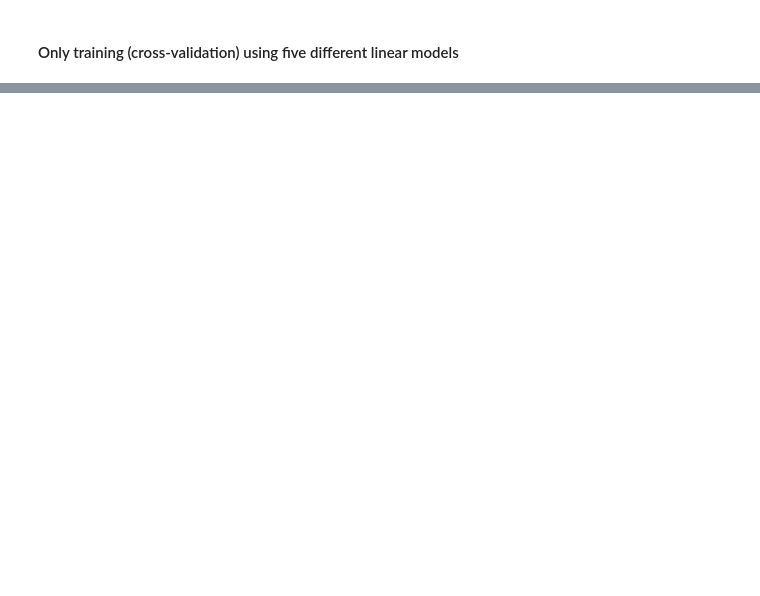
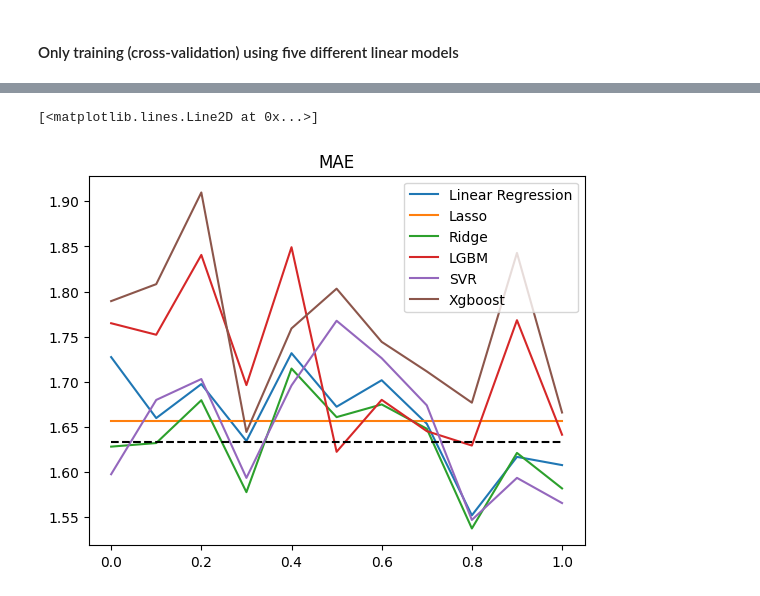
Before and after one commit to compneurobilbao/bha2, a Jupyter notebook: bha/sandbox.ipynb, the cells around one changed output, grey strips where cells are left out. Drawn from its saved outputs; the diff is of its cells as text; code cells hidden in the pictures; blank space fills up the shorter version.

```diff
--- a/bha/sandbox.ipynb
+++ b/bha/sandbox.ipynb
@@ -377,0 +154,27 @@ KeyboardInterrupt:
+# %%
+for idx,clf in enumerate(list_clfs):
+    mae_plot = []
+    for g in np.arange(0, 1.1, 0.1):
+        df = pd.read_csv(os.path.join(project_path, "df_connectomes", "tree_features_g_" + str(round(g, 2)) + ".csv"))
+        X = scaler.fit_transform(df)
+        valid_feat = []
+        r_values = []
+        for d in range (X.shape[1]):
+            pearson_coeff, _ = pearsonr(X[:, d], y)
+            if np.abs(pearson_coeff) > 0.15:
+                valid_feat.append(d)
+                r_values.append(pearson_coeff)
+        good_features = X[:, valid_feat]
+        mae, mae_std = get_mae_cv(good_features, y, clf)
+        mae_plot.append(mae)
+
+    plt.plot(np.arange(0, 1.1, 0.1), mae_plot, label=clas_names[idx])
+    plt.title("MAE")
+
+plt.legend()
+
+mae_mean_y = np.mean(np.abs(y-np.mean(y)))
+plt.plot([0, 1], [mae_mean_y, mae_mean_y], label="Mean-std MAE", color="black", linestyle="--")
+# %% [output]
+[<matplotlib.lines.Line2D at 0x...>]
+[figure, added]
```
Also changed, not shown: parts of 32 cells of this notebook, 1 other file.
